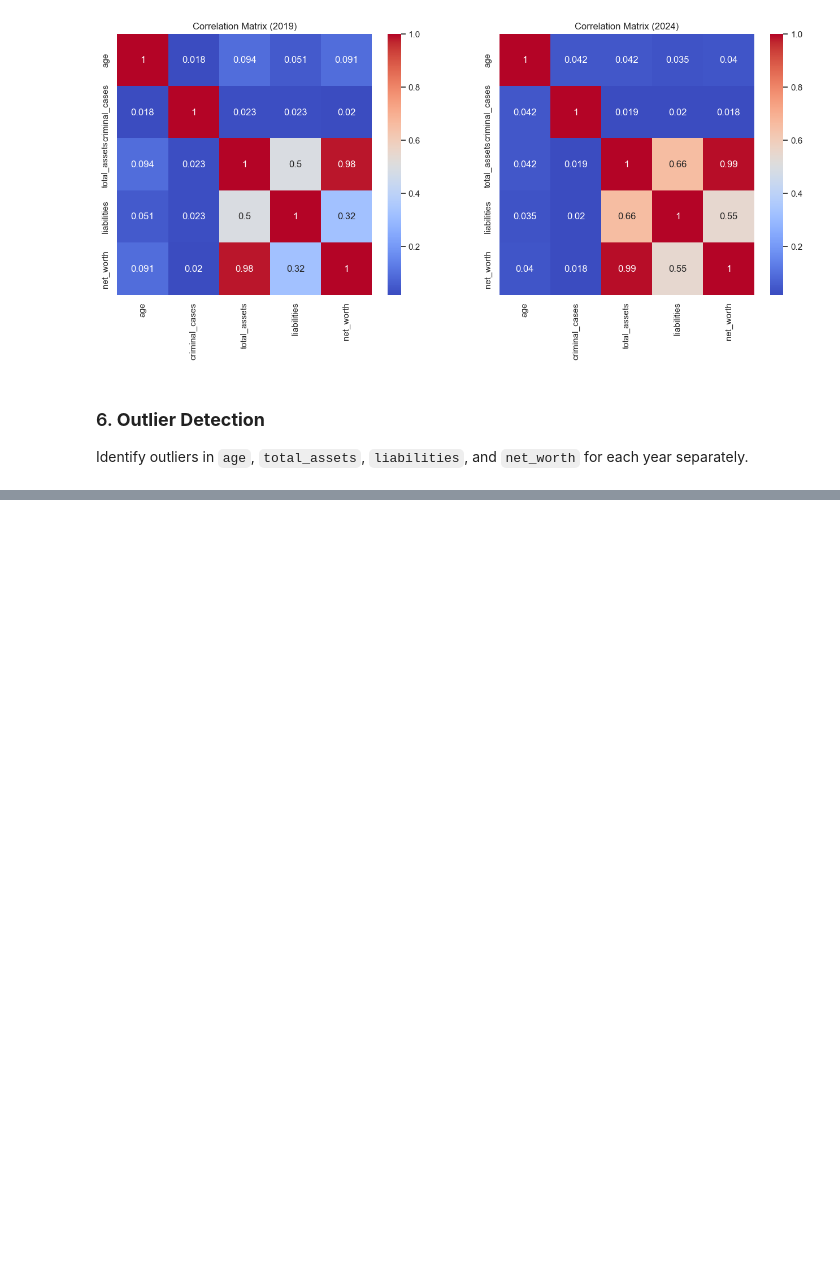
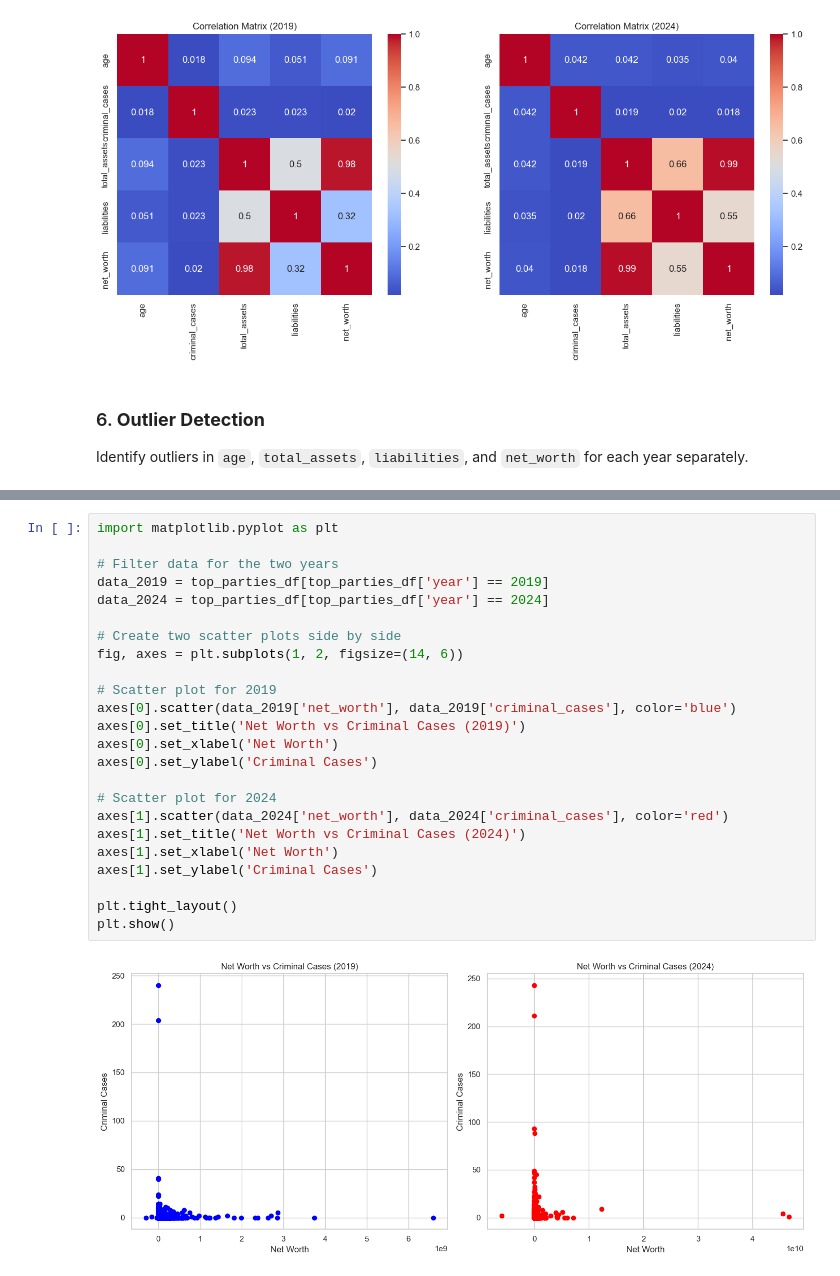
Before and after one commit to ujjwaltyagi2000/manthan, a Jupyter notebook: notebooks/5-eda.ipynb, the cells around one changed output, grey strips where cells are left out. Cells and saved outputs as stored; diff of their text form; blank space fills up the shorter version.

```diff
--- a/notebooks/5-eda.ipynb
+++ b/notebooks/5-eda.ipynb
@@ -1453,0 +1564,26 @@ Passing `palette` without assigning `hue` is deprecated and will be removed in v
+# %%
+import matplotlib.pyplot as plt
+
+# Filter data for the two years
+data_2019 = top_parties_df[top_parties_df['year'] == 2019]
+data_2024 = top_parties_df[top_parties_df['year'] == 2024]
+
+# Create two scatter plots side by side
+fig, axes = plt.subplots(1, 2, figsize=(14, 6))
+
+# Scatter plot for 2019
+axes[0].scatter(data_2019['net_worth'], data_2019['criminal_cases'], color='blue')
+axes[0].set_title('Net Worth vs Criminal Cases (2019)')
+axes[0].set_xlabel('Net Worth')
+axes[0].set_ylabel('Criminal Cases')
+
+# Scatter plot for 2024
+axes[1].scatter(data_2024['net_worth'], data_2024['criminal_cases'], color='red')
+axes[1].set_title('Net Worth vs Criminal Cases (2024)')
+axes[1].set_xlabel('Net Worth')
+axes[1].set_ylabel('Criminal Cases')
+
+plt.tight_layout()
+plt.show()
+# %% [output]
+[figure, added]
```
Also changed, not shown: parts of 22 cells of this notebook.
